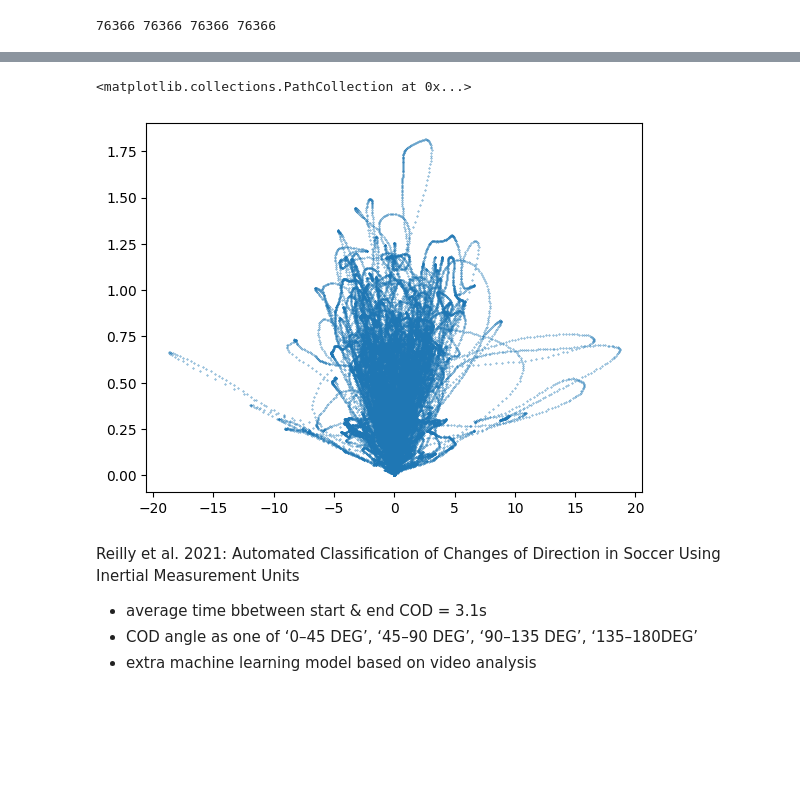
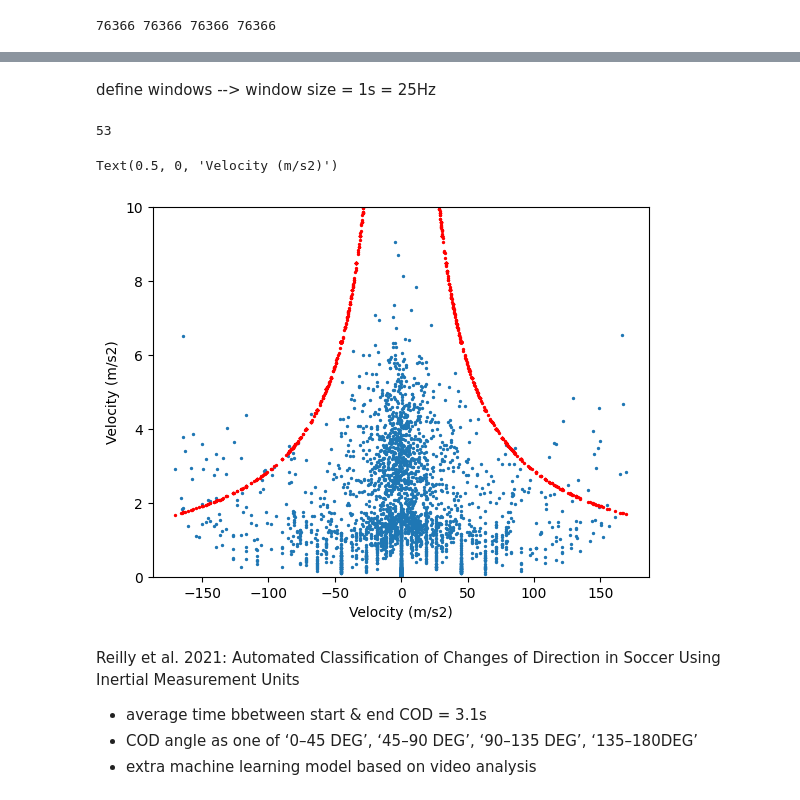
Before and after one commit to ihosten/internship_club_brugge, a Jupyter notebook: positional_data/ChangesOfDirection.ipynb, the cells around one changed output, grey strips where cells are left out. Saved outputs shown, nothing was run; the diff lists cells and outputs as text; code cells hidden in the pictures; blank space fills up the shorter version.

Commit message:
fulle implemented the method of Brenda et al to calculate direction changes

```diff
--- a/positional_data/ChangesOfDirection.ipynb
+++ b/positional_data/ChangesOfDirection.ipynb
@@ -623,8 +386,49 @@ plt.plot(heading_change_25)
-# %%
-plt.scatter(heading_change_25,rolling_avg_v_25, s= 0.1)
-# %% [output]
-<matplotlib.collections.PathCollection at 0x...>
-[figure, removed]
+# %% [markdown]
+define windows
+--> window size = 1s = 25Hz
+# %%
+k=0.0035
+v_25=[]
+heading_change_25=[]
+veloctity_curvature_cutoff=[]
+window_size=25
+frame_counter=0
+cod_counter = 0
+
+while frame_counter<len(ha_list)-window_size:
+    # calculate the average speed per window
+    v=np.mean(v_list_brenda[frame_counter:frame_counter+window_size])
+    v_25.append(v)
+    # calculate delta value of the heading change per window
+    delta_ha=(ha_list[frame_counter+window_size]-ha_list[frame_counter])/(window_size*delta_t) # time delta = 1 second
+    heading_change_25.append(delta_ha)
+    # compute cutoff only if delta_ha is large enough
+    if abs(delta_ha) >= 1:
+        cutoff = 1 / (k * abs(delta_ha))
+
+        if v>cutoff:
+            cod_counter += 1
+    # extra option to calculate COD load using formula: load = v - cutoff
+    else:
+        cutoff = np.nan  # mark as invalid or too small to matter
+
+    veloctity_curvature_cutoff.append(cutoff)
+
+    frame_counter+=25
+
+cod_counter
+# %% [output]
+53
+# %%
+fig, ax = plt.subplots()
+ax.scatter(heading_change_25, v_25, s=2)
+ax.scatter(heading_change_25, veloctity_curvature_cutoff, s=2, color="red")
+ax.set_ylim(0,10)
+ax.set_ylabel("Velocity (m/s2)")
+ax.set_xlabel("Velocity (m/s2)")
+# %% [output]
+Text(0.5, 0, 'Velocity (m/s2)')
+[figure, added]
 # %% [markdown]
 Reilly et al. 2021:  Automated Classification of Changes of Direction in Soccer Using Inertial Measurement Units
 - average time bbetween start & end COD = 3.1s
```
Also changed, not shown: parts of 30 cells of this notebook.
